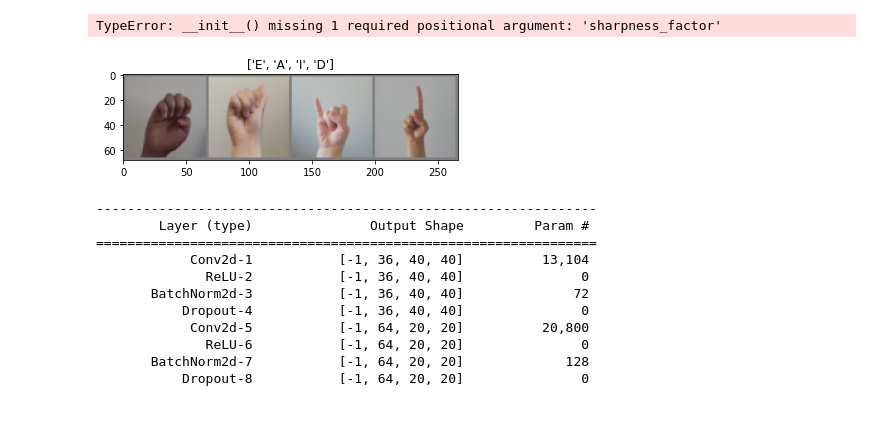
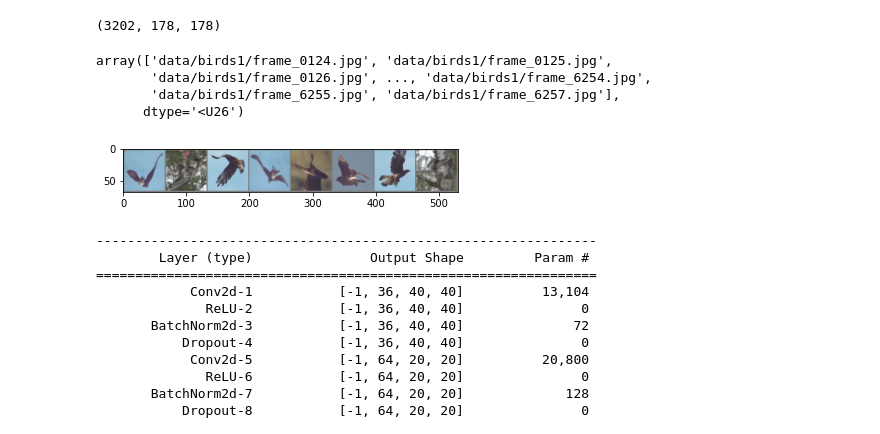
Before and after one commit to Ammar-V/APS360, a Jupyter notebook: train.ipynb, the cells around one changed output. Saved outputs shown, nothing was run; the diff lists cells and outputs as text; code cells hidden in the pictures.

```diff
--- a/train.ipynb
+++ b/train.ipynb
@@ -11,6 +15,7 @@ import matplotlib.pyplot as plt # for plotting
 import numpy as np
 import torch
 import math
+import os
 
 class_names = {
     0: 'A',
@@ -27,34 +32,49 @@ class_names = {
 transform = transforms.Compose([
             # transforms.RandomHorizontalFlip(), # Flip the data horizontally
             transforms.ToPILImage(),
-            transforms.Resize(64),
-            transforms.RandomAdjustSharpness(),
-            transforms.RandomHorizontalFlip(),
+            transforms.Resize((128, 128)),
+            transforms.RandomAdjustSharpness(0.25),
+            transforms.RandomHorizontalFlip(0.5),
+            transforms.RandomVerticalFlip(0.5),
             transforms.ToTensor(),
             transforms.Normalize(mean=(0.5,0.5,0.5), std=(0.5,0.5,0.5))
         ])
 
 # Load the data with all of the classes
-data = datasets.ImageFolder(root='../lab3data', transform=None)
-data_list = np.array(data.imgs)
+root = 'data/birds1/'
+data_dirs = os.listdir(root)
+data_dirs = np.array(data_dirs)
+data_dirs = data_dirs.flatten()
+
+roots = np.array([root] * len(data_dirs))
+data_dirs = np.core.defchararray.add(roots, data_dirs)
+
+# data_list = np.array(data.imgs)
 
 # Get the indices for the train/val/test split of 75/15/15
-train_split = math.floor(0.7 * len(data))
-val_split = math.ceil(0.15 * len(data))
+train_split = math.floor(0.9 * len(data_dirs))
+val_split = math.ceil(0.05 * len(data_dirs))
 test_split = val_split
 
 # print(train_split + val_split + test_split, len(data_arr))
 
 # Make sure the splits are correct
-assert train_split + val_split + test_split == len(data)
+assert train_split + val_split + test_split == len(data_dirs)
 
 # Split the dataset randomely
 generator = torch.Generator().manual_seed(1)
-train, val, test = torch.utils.data.random_split(data, [train_split, val_split, test_split], generator=generator)
+train, val, test = torch.utils.data.random_split(data_dirs, [train_split, val_split, test_split], generator=generator)
 
 len(train), len(val), len(test)
 # %% [output]
-TypeError: __init__() missing 1 required positional argument: 'sharpness_factor'
+(3202, 178, 178)
+# %%
+data_dirs
+# %% [output]
+array(['data/birds1/frame_0124.jpg', 'data/birds1/frame_0125.jpg',
+       'data/birds1/frame_0126.jpg', ..., 'data/birds1/frame_6254.jpg',
+       'data/birds1/frame_6255.jpg', 'data/birds1/frame_6257.jpg'],
+      dtype='<U26')
 # %%
 import cv2
 
@@ -65,9 +85,10 @@ class GenData(torch.utils.data.Dataset):
     '''
 
     def __init__(self, in_data, transform=None):
-        data = np.array(in_data)
-        self.input_dirs = data[:, 0]
-        self.labels = data[:, 1]
+        # data = np.array(in_data)
+        self.input_dirs = in_data
+        # self.labels = data[:, 1]
+        self.labels = []
         self.input_transform = transform[0]
         self.transform = transform[1]
         self.resize_transform = transforms.Compose([
@@ -77,7 +98,7 @@ class GenData(torch.utils.data.Dataset):
 
 
     def __len__(self):
-        return len(self.labels)
+        return len(self.input_dirs)
 
     def __getitem__(self, idx):
         input_dir = self.input_dirs[idx]
@@ -87,7 +108,7 @@ class GenData(torch.utils.data.Dataset):
         inputs = cv2.cvtColor(inputs, cv2.COLOR_BGR2RGB)
         # inputs = inputs.swapaxes(0, 2)
 
-        labels = (int)(self.labels[idx])
+        # labels = (int)(self.labels[idx])
 
         if self.transform:
             inputs = self.input_transform(inputs)
@@ -95,16 +116,16 @@ class GenData(torch.utils.data.Dataset):
 
             # labels = self.input_transform(labels)
 
-            return inputs, transformed, labels
+            return inputs, transformed, inputs
         else:
-            return inputs, inputs, labels
+            return inputs, inputs, inputs
 # %%
 # Create data loaders
 def get_data_loaders(batch_size=1):
 
-    train_data = GenData(data_list[train.indices], transform=(transform, transform))
-    val_data = GenData(data_list[val.indices], transform=(transform, transform))
-    test_data = GenData(data_list[test.indices], transform=(transform, transform))
+    train_data = GenData(data_dirs[train.indices], transform=(transform, transform))
+    val_data = GenData(data_dirs[val.indices], transform=(transform, transform))
+    test_data = GenData(data_dirs[test.indices], transform=(transform, transform))
 
     train_dataloader = torch.utils.data.DataLoader(train_data, batch_size=batch_size)
     val_dataloader = torch.utils.data.DataLoader(val_data, batch_size=batch_size)
@@ -114,29 +135,30 @@ def get_data_loaders(batch_size=1):
 # %%
 '''Code to visualize the data in the training set'''
 
 import torchvision
 
 
 def imshow(inp, title=None):
     """Display image for Tensor."""
     inp = inp.numpy().transpose((1, 2, 0))
     mean = np.array([0.5, 0.5, 0.5])
     std = np.array([0.5, 0.5, 0.5])
     inp = std * inp + mean
     inp = np.clip(inp, 0, 1)
     plt.imshow(inp)
     if title is not None:
         plt.title(title)
     plt.pause(0.001)  # pause a bit so that plots are updated
 # Get a batch of training data
-train_dataloader, _, _ = get_data_loaders(4)
-inputs, _, classes = next(iter(train_dataloader))
+train_dataloader, _, _ = get_data_loaders(8)
+inputs, _, _ = next(iter(train_dataloader))
 
 # Make a grid from batch
 out = torchvision.utils.make_grid(inputs)
-imshow(out, title=[class_names[x.item()] for x in classes])
+# imshow(out, title=[class_names[x.item()] for x in classes])
+imshow(out)
 # %% [output]
-[figure, old version]
+[figure, new version]
 # %%
 import torch.nn as nn
 import torch.nn.functional as F
```
Also changed, not shown: parts of 11 cells of this notebook, 7 other files.
